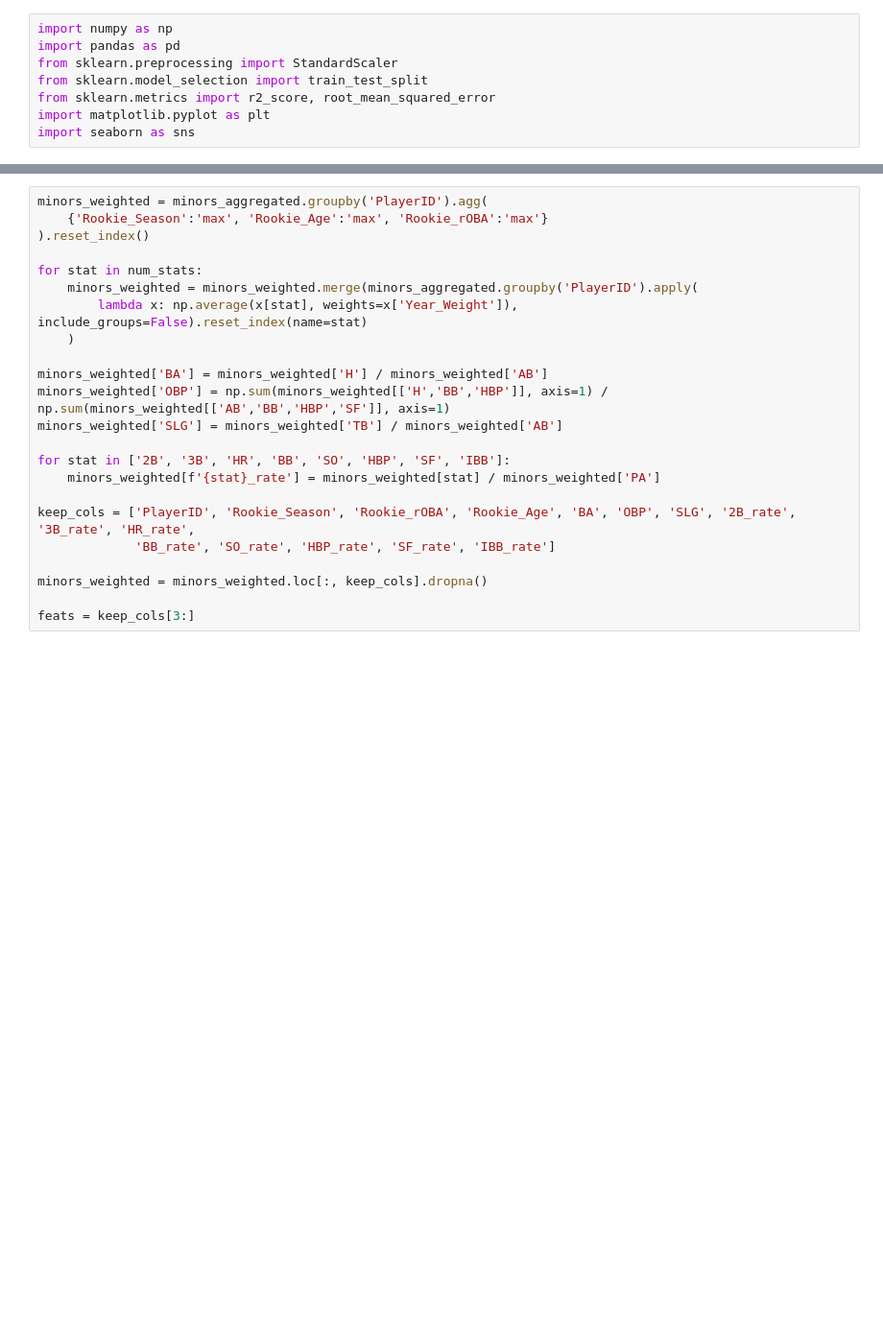
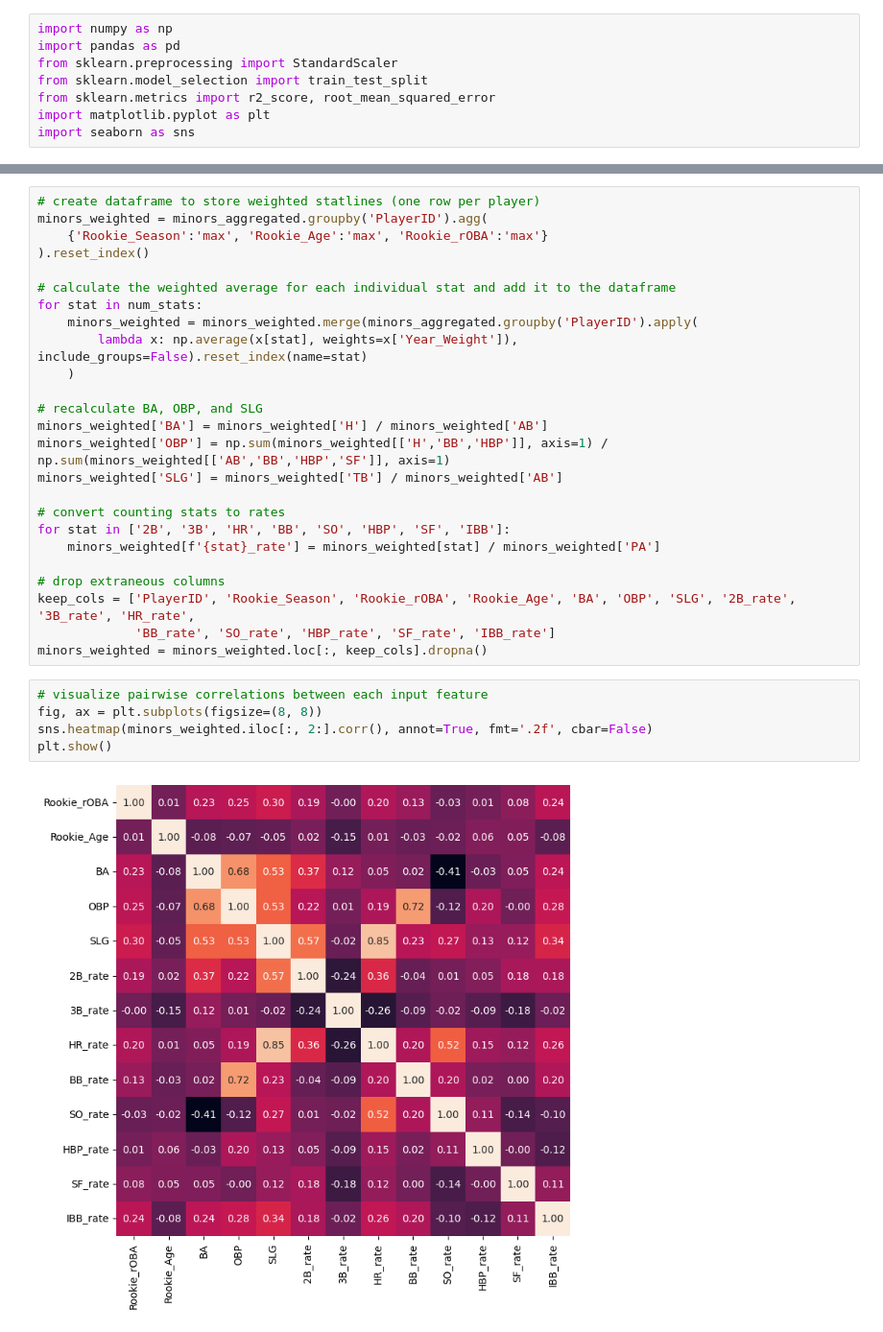
Before and after one commit to finnwormser/wOBA-projection, a Jupyter notebook: MLP_polished.ipynb, the cells around one changed output, grey strips where cells are left out. Shown at 96% size. Saved outputs shown, nothing was run; the diff lists cells and outputs as text; blank space fills up the shorter version.

```diff
--- a/MLP_polished.ipynb
+++ b/MLP_polished.ipynb
@@ -24,24 +35,33 @@ minors_aggregated['Year_Weight'] = 0.5 ** (minors_aggregated['Rookie_Season'] -
 minors_aggregated['Rookie_Age'] = minors_aggregated['Age'] - minors_aggregated['Year'] + minors_aggregated['Rookie_Season']
 # %%
+# create dataframe to store weighted statlines (one row per player)
 minors_weighted = minors_aggregated.groupby('PlayerID').agg(
     {'Rookie_Season':'max', 'Rookie_Age':'max', 'Rookie_rOBA':'max'}
 ).reset_index()
 
+# calculate the weighted average for each individual stat and add it to the dataframe
 for stat in num_stats:
     minors_weighted = minors_weighted.merge(minors_aggregated.groupby('PlayerID').apply(
         lambda x: np.average(x[stat], weights=x['Year_Weight']), include_groups=False).reset_index(name=stat)
     )
 
+# recalculate BA, OBP, and SLG
 minors_weighted['BA'] = minors_weighted['H'] / minors_weighted['AB']
 minors_weighted['OBP'] = np.sum(minors_weighted[['H','BB','HBP']], axis=1) / np.sum(minors_weighted[['AB','BB','HBP','SF']], axis=1)
 minors_weighted['SLG'] = minors_weighted['TB'] / minors_weighted['AB']
 
+# convert counting stats to rates
 for stat in ['2B', '3B', 'HR', 'BB', 'SO', 'HBP', 'SF', 'IBB']:
     minors_weighted[f'{stat}_rate'] = minors_weighted[stat] / minors_weighted['PA']
 
+# drop extraneous columns
 keep_cols = ['PlayerID', 'Rookie_Season', 'Rookie_rOBA', 'Rookie_Age', 'BA', 'OBP', 'SLG', '2B_rate', '3B_rate', 'HR_rate',
              'BB_rate', 'SO_rate', 'HBP_rate', 'SF_rate', 'IBB_rate']
-
 minors_weighted = minors_weighted.loc[:, keep_cols].dropna()
-
-feats = keep_cols[3:]
+# %%
+# visualize pairwise correlations between each input feature
+fig, ax = plt.subplots(figsize=(8, 8))
+sns.heatmap(minors_weighted.iloc[:, 2:].corr(), annot=True, fmt='.2f', cbar=False)
+plt.show()
+# %% [output]
+[figure, added]
```
Also changed, not shown: parts of 22 cells of this notebook.
